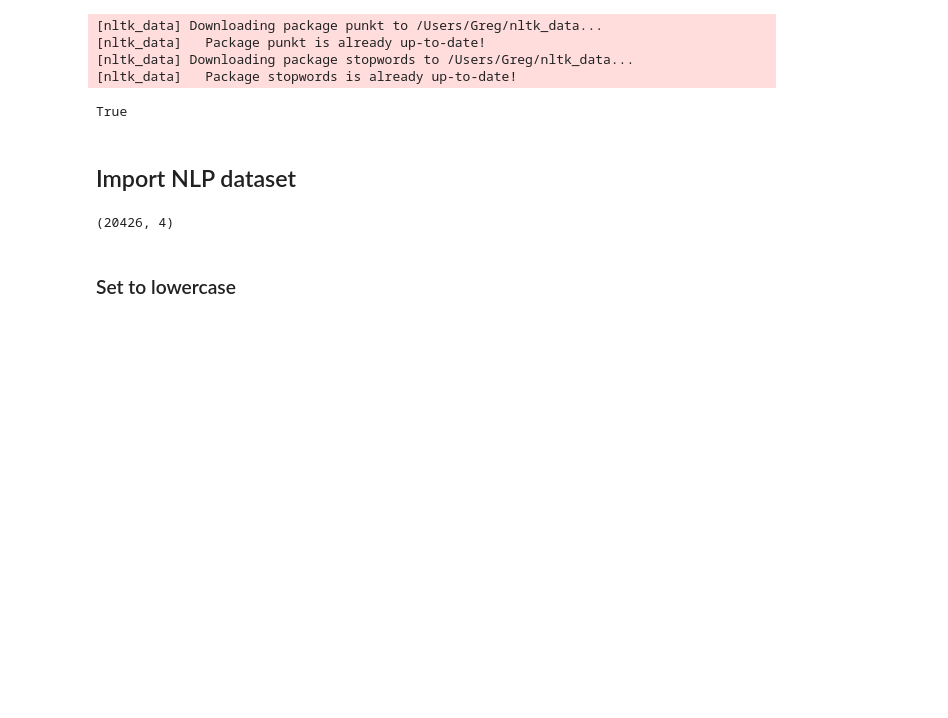
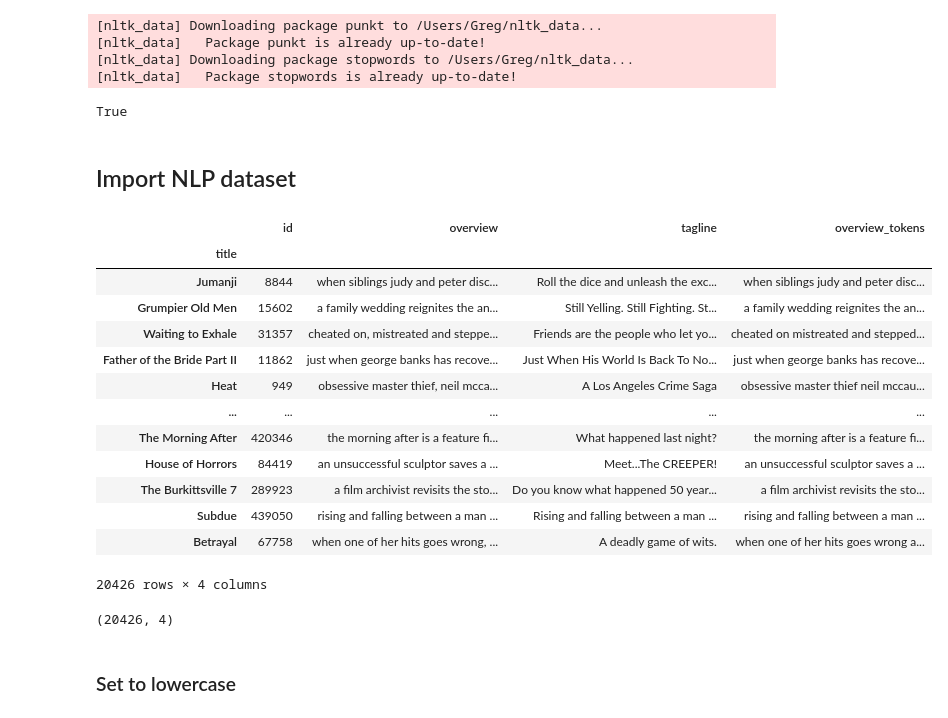
Before and after one commit to gregparkes/hackthesouth2020, a Jupyter notebook: nlp_greg.ipynb, the cells around one changed output. Saved outputs shown, nothing was run; the diff lists cells and outputs as text; code cells hidden in the pictures; blank space fills up the shorter version.

```diff
--- a/nlp_greg.ipynb
+++ b/nlp_greg.ipynb
@@ -29,6 +29,23 @@ df = (pd.read_csv("df_nlp_greg.csv", header=0, sep=',', encoding='latin-1')
     .dropna(subset=['title', 'id', 'overview'])
     .drop('original_title', axis=1)
     .set_index('title'))
+# %%
+df
+# %% [output]
+|  | id | overview | tagline | overview_tokens |
+| title |  |  |  |  |
+| Jumanji | 8844 | when siblings judy and peter disc... | Roll the dice and unleash the exc... | when siblings judy and peter disc... |
+| Grumpier Old Men | 15602 | a family wedding reignites the an... | Still Yelling. Still Fighting. St... | a family wedding reignites the an... |
+| Waiting to Exhale | 31357 | cheated on, mistreated and steppe... | Friends are the people who let yo... | cheated on mistreated and stepped... |
+| Father of the Bride Part II | 11862 | just when george banks has recove... | Just When His World Is Back To No... | just when george banks has recove... |
+| Heat | 949 | obsessive master thief, neil mcca... | A Los Angeles Crime Saga | obsessive master thief neil mccau... |
+| ... | ... | ... | ... | ... |
+| The Morning After | 420346 | the morning after is a feature fi... | What happened last night? | the morning after is a feature fi... |
+| House of Horrors | 84419 | an unsuccessful sculptor saves a ... | Meet...The CREEPER! | an unsuccessful sculptor saves a ... |
+| The Burkittsville 7 | 289923 | a film archivist revisits the sto... | Do you know what happened 50 year... | a film archivist revisits the sto... |
+| Subdue | 439050 | rising and falling between a man ... | Rising and falling between a man ... | rising and falling between a man ... |
+| Betrayal | 67758 | when one of her hits goes wrong, ... | A deadly game of wits. | when one of her hits goes wrong a... |
+20426 rows × 4 columns
 # %%
 print(df.shape)
 # %% [output]
```
Also changed, not shown: parts of 6 cells of this notebook, 1 other file.
